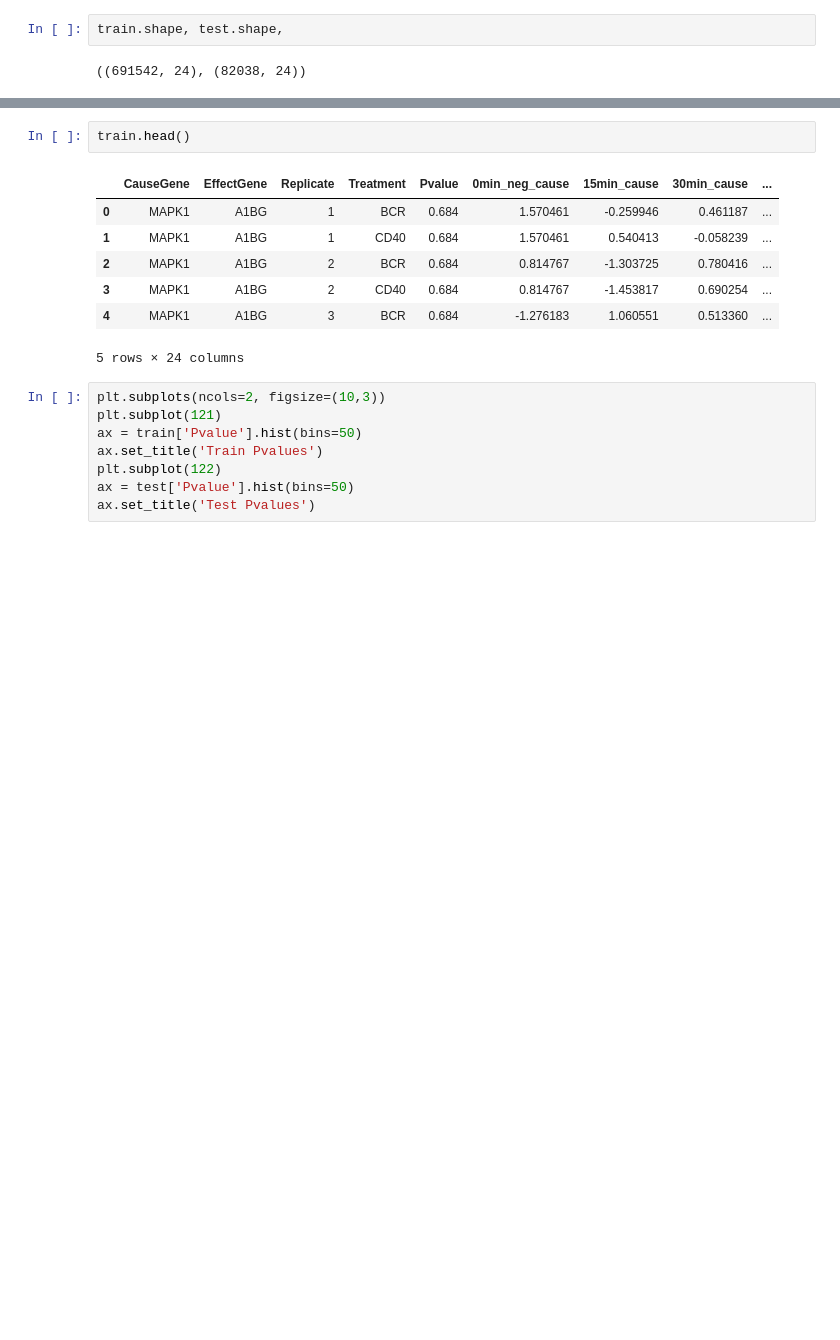
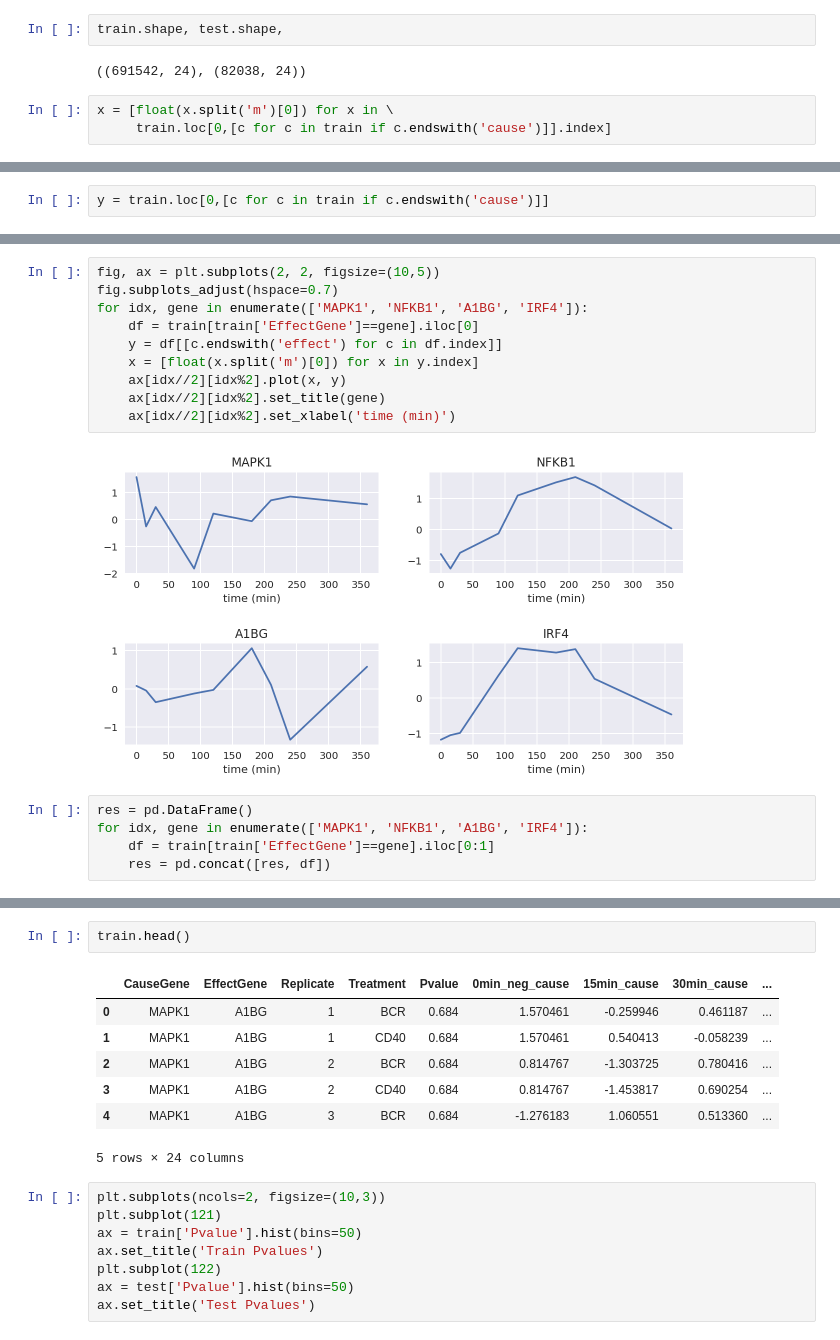
Before and after one commit to Robert-Aduviri/genomic-causality-prediction, a Jupyter notebook: Step 1 - Validation.ipynb, the cells around one changed output, grey strips where cells are left out. Saved outputs shown, nothing was run; the diff lists cells and outputs as text; blank space fills up the shorter version.

```diff
--- a/Step 1 - Validation.ipynb
+++ b/Step 1 - Validation.ipynb
@@ -73,3 +74,6 @@ Train fold: MYC.csv
 train.shape, test.shape,
 # %% [output]
 ((691542, 24), (82038, 24))
+# %%
+x = [float(x.split('m')[0]) for x in \
+     train.loc[0,[c for c in train if c.endswith('cause')]].index]
@@ -75,0 +84,2 @@ train.shape, test.shape,
+# %%
+y = train.loc[0,[c for c in train if c.endswith('cause')]]
@@ -75,0 +103,17 @@ train.shape, test.shape,
+# %%
+fig, ax = plt.subplots(2, 2, figsize=(10,5))
+fig.subplots_adjust(hspace=0.7)
+for idx, gene in enumerate(['MAPK1', 'NFKB1', 'A1BG', 'IRF4']):
+    df = train[train['EffectGene']==gene].iloc[0]
+    y = df[[c.endswith('effect') for c in df.index]]
+    x = [float(x.split('m')[0]) for x in y.index]
+    ax[idx//2][idx%2].plot(x, y)
+    ax[idx//2][idx%2].set_title(gene)
+    ax[idx//2][idx%2].set_xlabel('time (min)')
+# %% [output]
+[figure, added]
+# %%
+res = pd.DataFrame()
+for idx, gene in enumerate(['MAPK1', 'NFKB1', 'A1BG', 'IRF4']):
+    df = train[train['EffectGene']==gene].iloc[0:1]
+    res = pd.concat([res, df])
```
Also changed, not shown: parts of 17 cells of this notebook.
